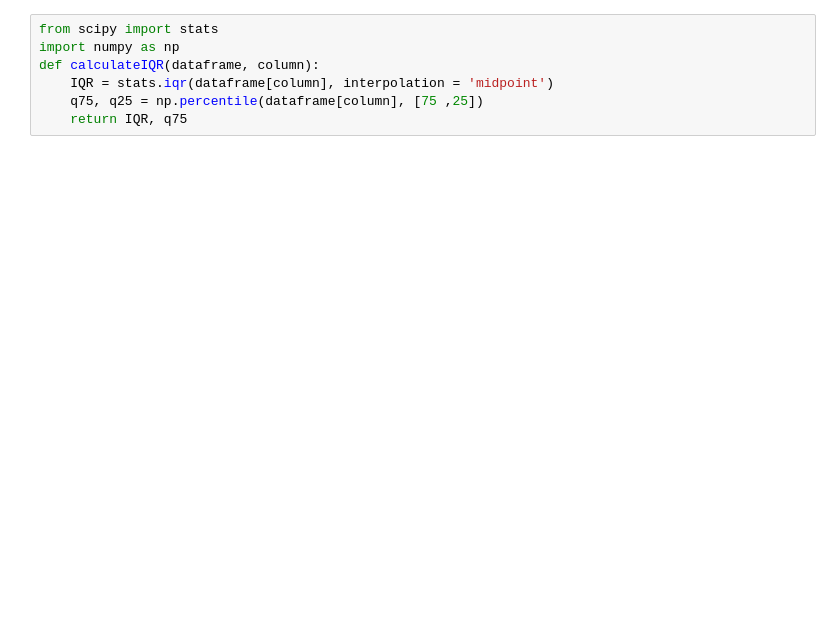
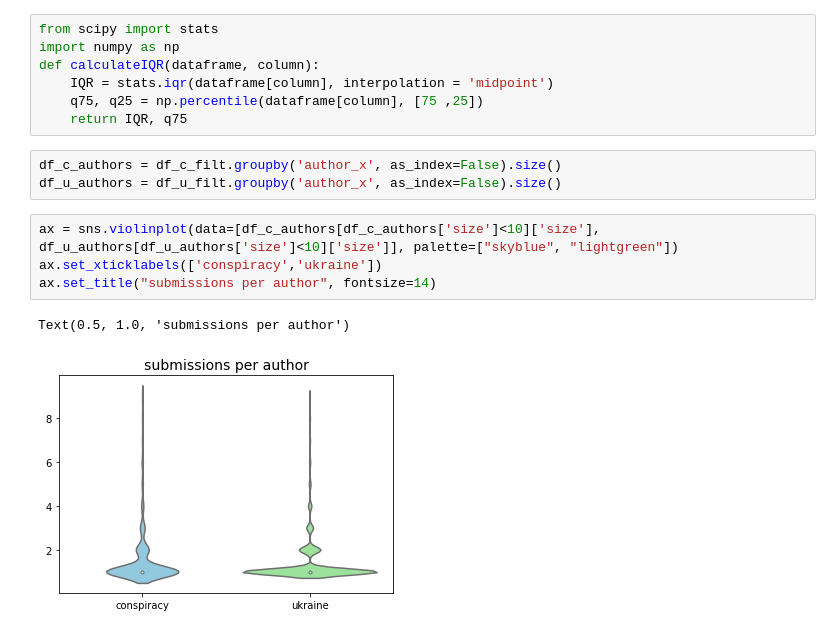
Before and after one commit to irenestrauss/nlp_on_conspiracy_theories, a Jupyter notebook: code/stats.ipynb, the cells around one changed output. Drawn from its saved outputs; the diff is of its cells as text; blank space fills up the shorter version.

```diff
--- a/code/stats.ipynb
+++ b/code/stats.ipynb
@@ -277,3 +281,13 @@ def calculateIQR(dataframe, column):
     IQR = stats.iqr(dataframe[column], interpolation = 'midpoint')
     q75, q25 = np.percentile(dataframe[column], [75 ,25])
     return IQR, q75
+# %%
+df_c_authors = df_c_filt.groupby('author_x', as_index=False).size()
+df_u_authors = df_u_filt.groupby('author_x', as_index=False).size()
+# %%
+ax = sns.violinplot(data=[df_c_authors[df_c_authors['size']<10]['size'], df_u_authors[df_u_authors['size']<10]['size']], palette=["skyblue", "lightgreen"])
+ax.set_xticklabels(['conspiracy','ukraine'])
+ax.set_title("submissions per author", fontsize=14)
+# %% [output]
+Text(0.5, 1.0, 'submissions per author')
+[figure, added]
```
Also changed, not shown: parts of 4 cells of this notebook, 1 other file.
